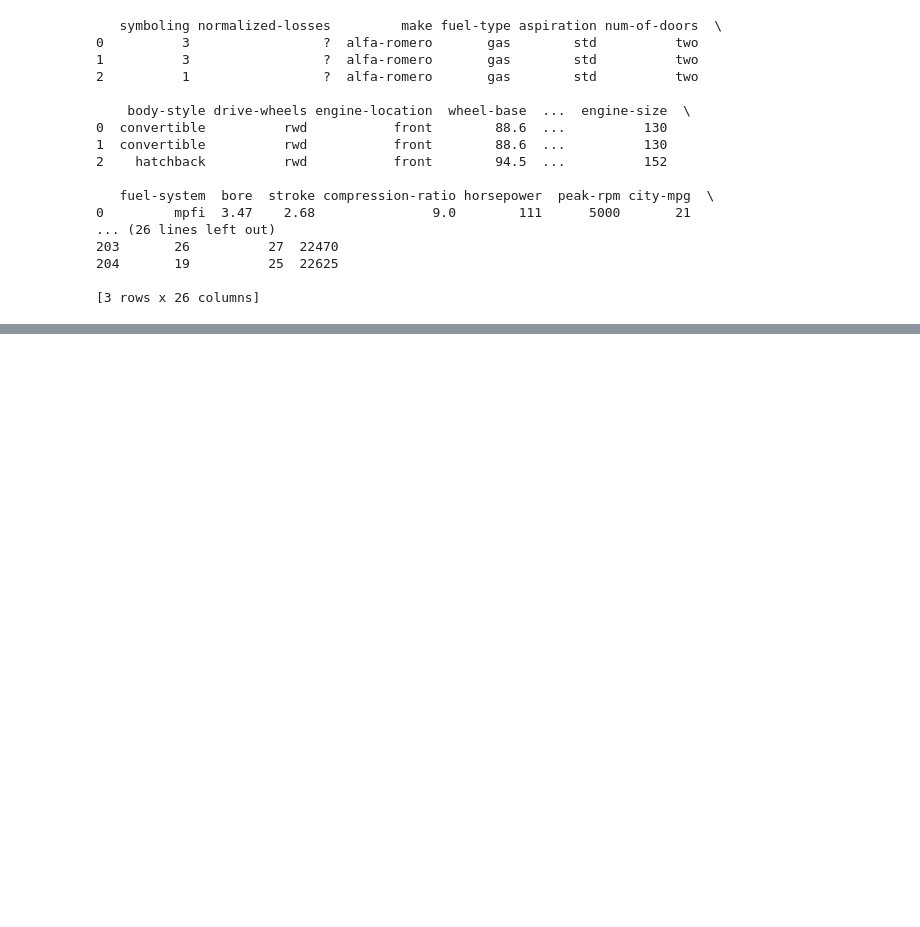
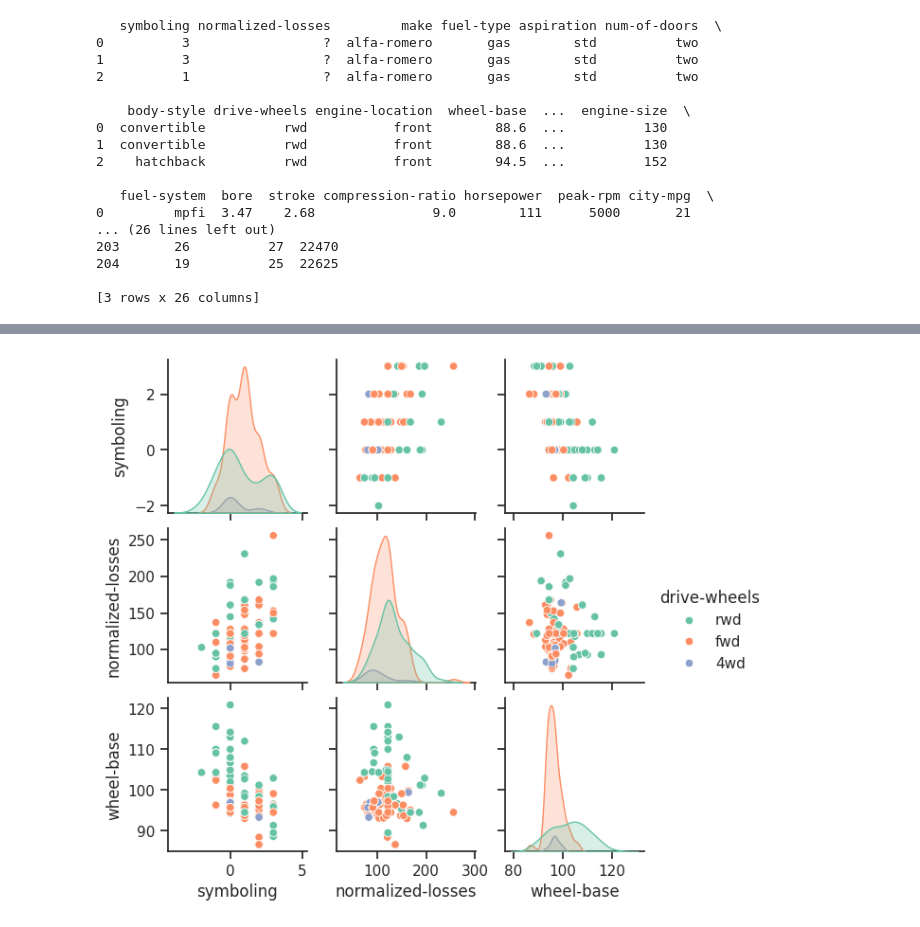
Before and after one commit to pariiii-khandal/EDA_PROJECT, a Jupyter notebook: 25BDS0197_Lab4.ipynb, the cells around one changed output, grey strips where cells are left out. Drawn from its saved outputs; the diff is of its cells as text; code cells hidden in the pictures; blank space fills up the shorter version.

```diff
--- a/25BDS0197_Lab4.ipynb
+++ b/25BDS0197_Lab4.ipynb
@@ -82,0 +213,21 @@ print(df.tail(3))
+# %%
+import matplotlib.pyplot as plt
+import seaborn as sns
+
+df['normalized-losses'] = pd.to_numeric(df['normalized-losses'], errors='coerce')
+df_clean = df.dropna(subset=['symboling', 'normalized-losses', 'wheel-base', 'drive-wheels'])
+
+sns.set_theme(style="ticks")
+
+sns.pairplot(
+    df_clean,
+    vars=['symboling', 'normalized-losses', 'wheel-base'],
+    hue="drive-wheels",
+    height=2,
+    palette="Set2",
+    diag_kind="kde"
+)
+
+plt.show()
+# %% [output]
+[figure, added]
```
Also changed, not shown: parts of 7 cells of this notebook.
